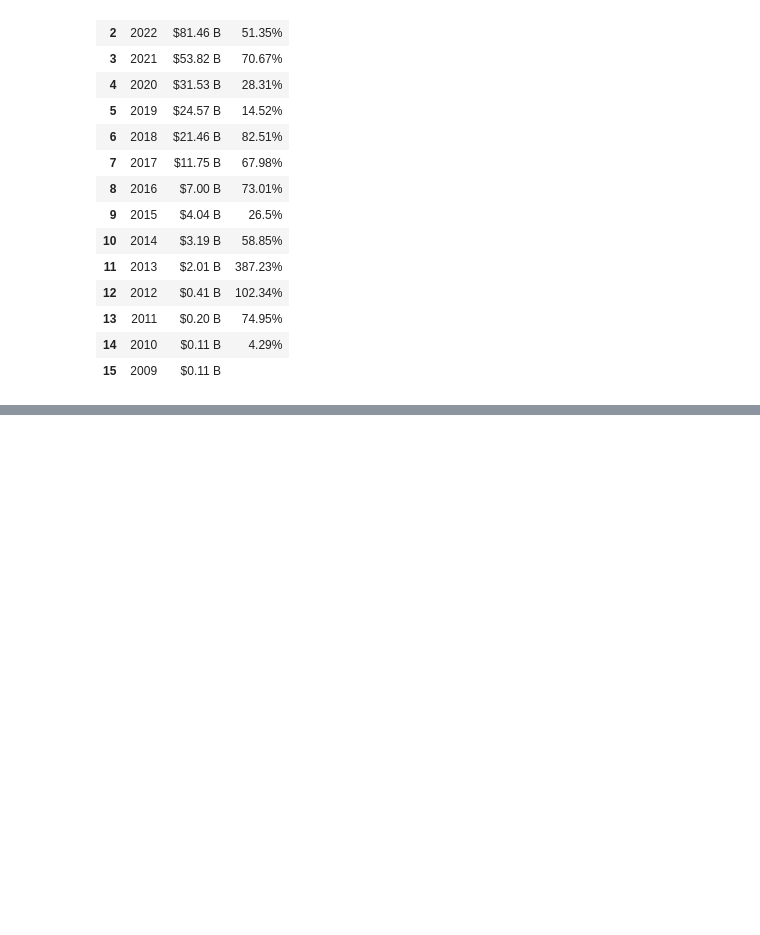
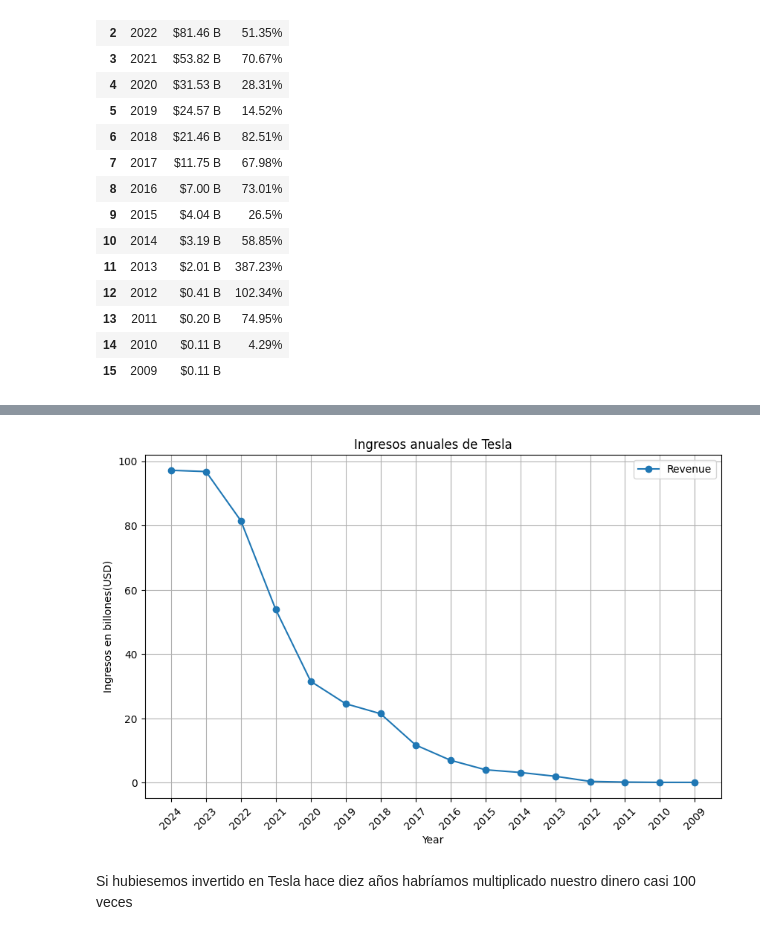
Before and after one commit to 4GeeksAcademy/web-scraping-2.0-CarlosFS, a Jupyter notebook: src/explore.ipynb, the cells around one changed output, grey strips where cells are left out. Cells and saved outputs as stored; diff of their text form; code cells hidden in the pictures; blank space fills up the shorter version.

```diff
--- a/src/explore.ipynb
+++ b/src/explore.ipynb
@@ -16,13 +16,6 @@ url = "https://companies-market-cap-copy.vercel.app/index.html"
 response = requests.get(url)
 # %%
 soup = BeautifulSoup(response.text, 'html.parser')
-# %%
-rows = soup.find_all('tr')
-data = []
-for row in rows: #extraer las celdas de cada fila
-    cells = rows.find_all('td')
-    row_data = []
-    for cell in cells:
 # %%
 table =  soup.find_all('table', {'class': 'table'}) #acceso a la tabla
 rows = soup.find_all('tr')[1:] #coger cada fila expecto la del nombre de las columnas
@@ -45,8 +38,8 @@ for row in rows:
 # %%
 import pandas as pd
 
-dt = pd.DataFrame(list(zip(years, revenues, changes)), columns=['Year', 'Revenue', 'Change'])
-dt
+df = pd.DataFrame(list(zip(years, revenues, changes)), columns=['Year', 'Revenue', 'Change'])
+df
 # %% [output]
 |  | Year | Revenue | Change |
 | 0 | 2024 | $97.15 B | 0.39% |
@@ -67,0 +63,10 @@ dt
+# %%
+def convertir_ingresos(valor):
+    if "B" in valor:
+        editar_valor = float(valor.replace("B", "").replace("$", "").replace(",", ""))
+        return editar_valor
+
+
+df["Revenue"] = df["Revenue"].apply(convertir_ingresos)
+
+df["Revenue"]
@@ -67,0 +91,18 @@ dt
+# %%
+# Graficar los datos
+plt.figure(figsize=(10, 6))
+plt.plot(df["Year"], df["Revenue"], marker='o', label="Revenue")
+plt.title("Ingresos anuales de Tesla")
+plt.xlabel("Year")
+plt.ylabel("Ingresos en billones(USD)")
+plt.xticks(rotation=45)
+plt.legend()
+plt.grid(True)
+
+# Guardar y mostrar el gráfico
+plt.savefig("revenue_plot.png")
+plt.show()
+# %% [output]
+[figure, added]
+# %% [markdown]
+Si hubiesemos invertido en Tesla hace diez años habríamos multiplicado nuestro dinero casi 100 veces
```
Also changed, not shown: parts of 2 cells of this notebook, 1 other file.
